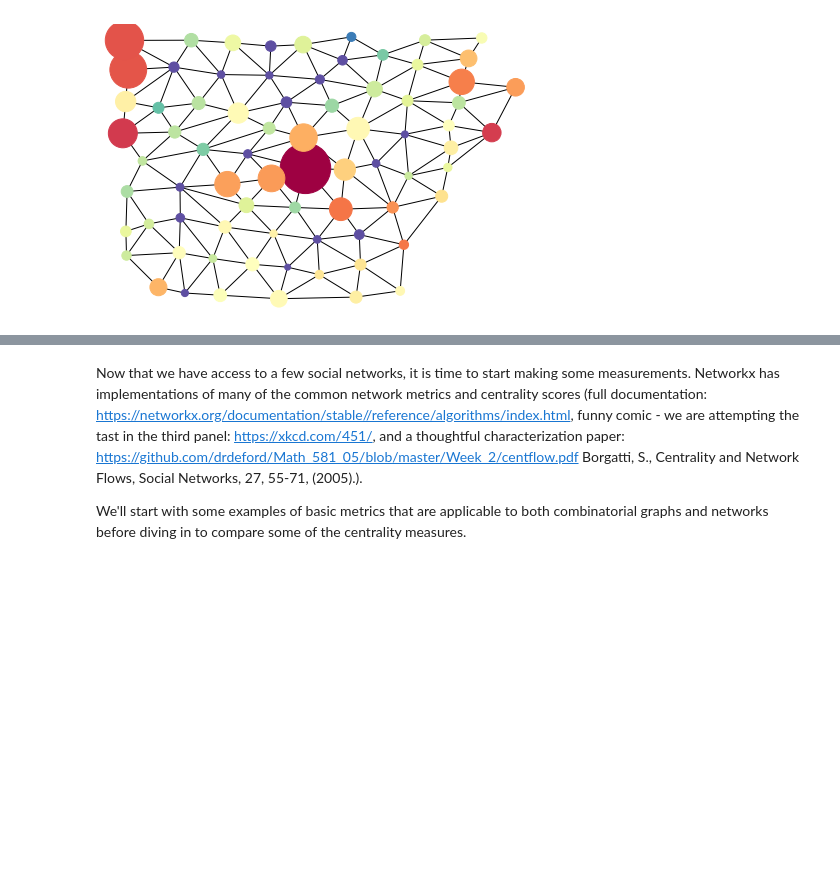
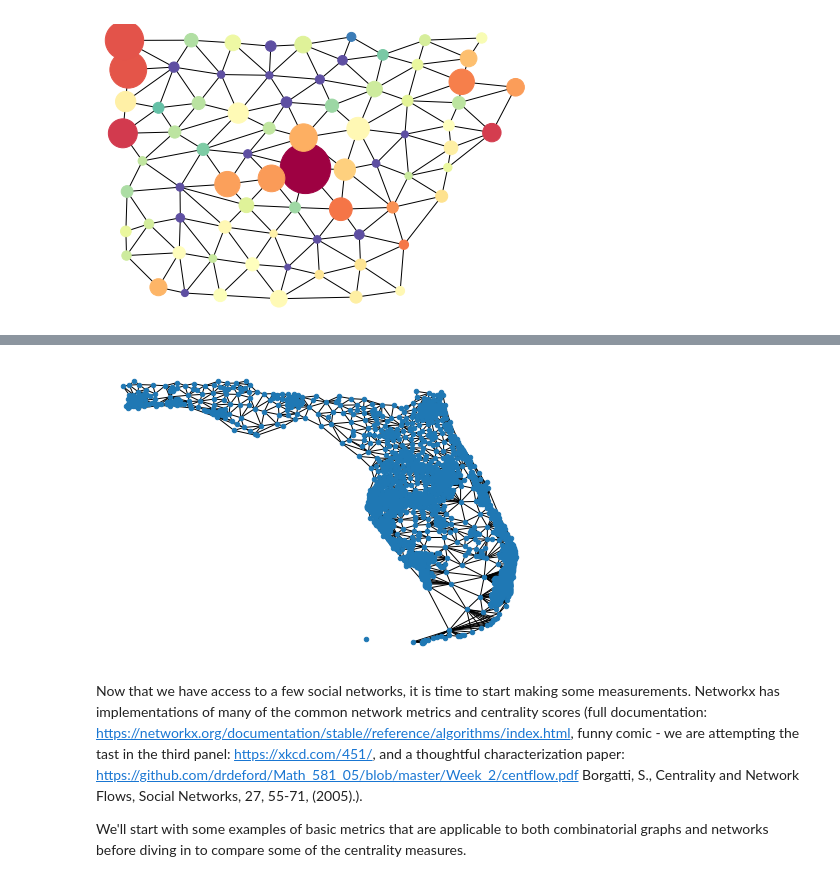
Before and after one commit to drdeford/JMM2021NetworkX, a Jupyter notebook: 2_Social_Networks.ipynb, the cells around one changed output, grey strips where cells are left out. Cells and saved outputs as stored; diff of their text form; code cells hidden in the pictures; blank space fills up the shorter version.

```diff
--- a/2_Social_Networks.ipynb
+++ b/2_Social_Networks.ipynb
@@ -246,3 +248,7 @@ nx.draw(FL_dual_graph, pos = FL_geo_pos,node_size=100)
+# %%
+nx.draw(FL_dual_graph, pos = FL_geo_pos,node_size=20)
+# %% [output]
+[figure, added]
 # %% [markdown]
 Now that we have access to a few social networks, it is time to start making some measurements. Networkx has implementations of many of the common network metrics and centrality scores (full documentation: https://networkx.org/documentation/stable//reference/algorithms/index.html, funny comic - we are attempting the tast in the third panel: https://xkcd.com/451/, and a thoughtful characterization paper: https://github.com/drdeford/Math_581_05/blob/master/Week_2/centflow.pdf Borgatti, S., Centrality and Network Flows, Social Networks, 27, 55-71, (2005).).
 
```
Also changed, not shown: parts of 6 cells of this notebook.
